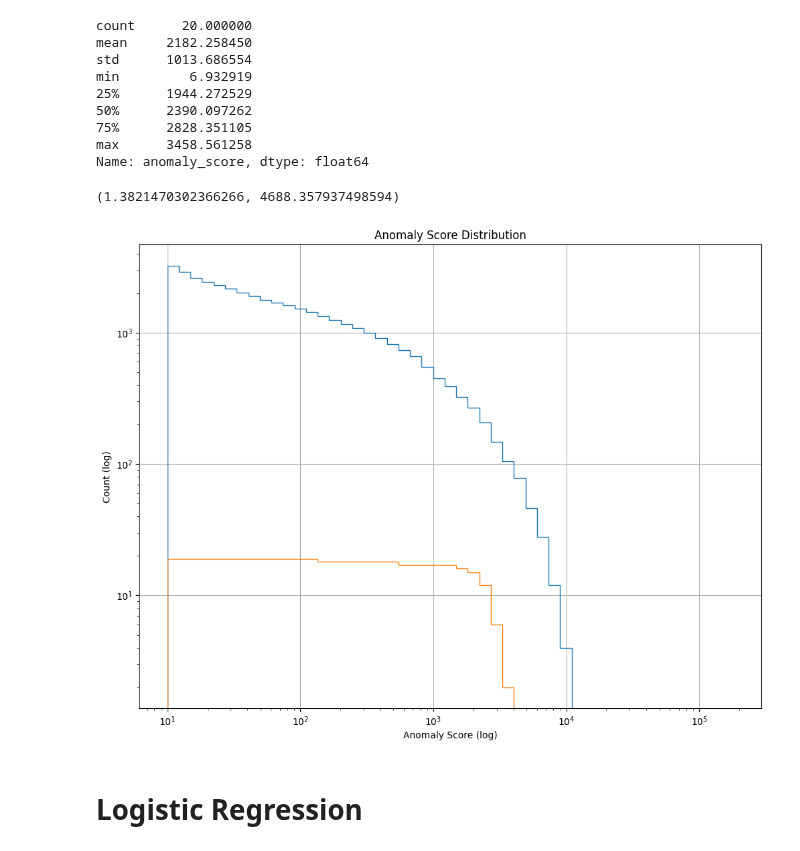
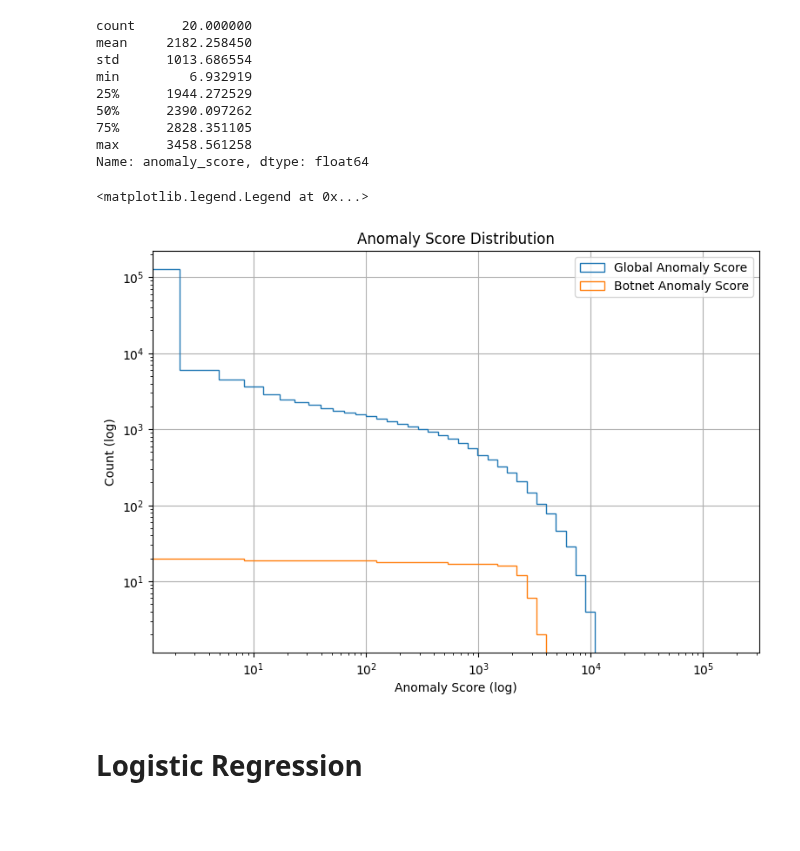
Before and after one commit to mgendr/CTU_13_Supervision_Des_Systemes, a Jupyter notebook: Find_Anomaly_thresh.ipynb, the cells around one changed output. Saved outputs shown, nothing was run; the diff lists cells and outputs as text; code cells hidden in the pictures; blank space fills up the shorter version.

```diff
--- a/Find_Anomaly_thresh.ipynb
+++ b/Find_Anomaly_thresh.ipynb
@@ -19,7 +19,7 @@ import sys
 from KGB import preprocess_df, proceed_KGB
 
 
-plt.rcParams["figure.figsize"] = (12, 9)
+plt.rcParams["figure.figsize"] = (9, 6)
 warnings.simplefilter("ignore")
 # %%
 current_dataset = 5
@@ -200,21 +200,22 @@ min         6.932919
 max      3458.561258
 Name: anomaly_score, dtype: float64
 # %%
-bins = 10*np.exp(np.arange(0,10,0.2))
+bins = 10*np.exp(np.arange(0,10,0.2))-10
 f, ax = plt.subplots()
 only_botnet = labelled_res[labelled_res.label==1]
 
 labelled_res.hist(column = "anomaly_score",bins = bins, ax = ax,  histtype='step', cumulative=-1)
 only_botnet.hist(column = "anomaly_score",bins = bins, ax = ax,  histtype='step', cumulative=-1)
 ax.set_xscale('log')
 ax.set_yscale('log')
 plt.ylabel("Count (log)")
 plt.xlabel("Anomaly Score (log)")
 plt.title("Anomaly Score Distribution")
 plt.ylim(bottom=0)
+plt.legend(["Global Anomaly Score", "Botnet Anomaly Score"])
 # %% [output]
-(1.3821470302366266, 4688.357937498594)
+<matplotlib.legend.Legend at 0x...>
-[figure, old version]
+[figure, new version]
 # %% [markdown]
 # Logistic Regression
 # %%
```
Also changed, not shown: parts of 9 cells of this notebook.
